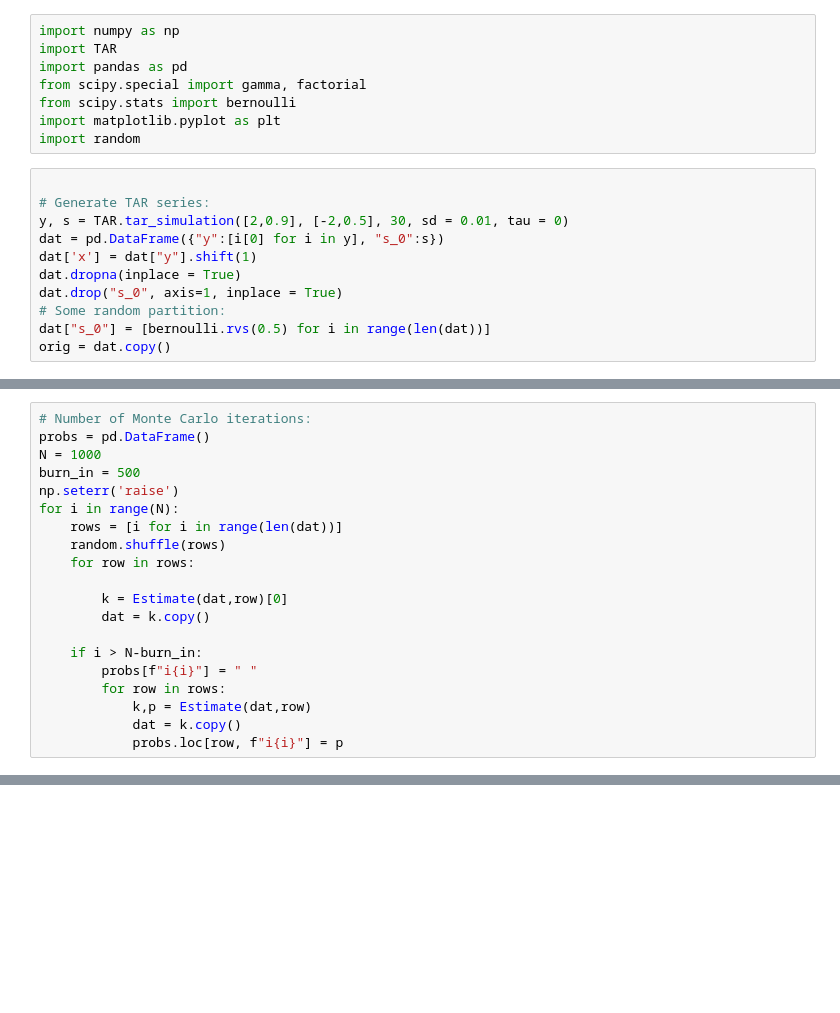
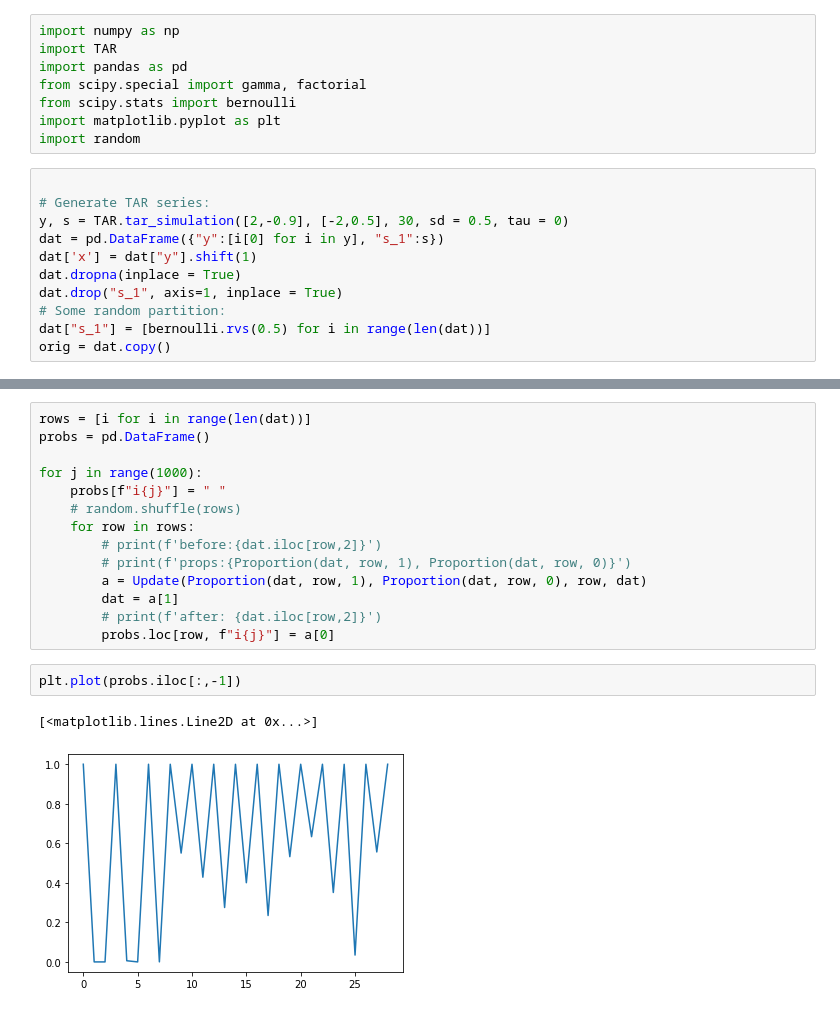
Before and after one commit to salahaddiniayyubi/BayesianTAR, a Jupyter notebook: BayesianTAR.ipynb, the cells around one changed output, grey strips where cells are left out. Drawn from its saved outputs; the diff is of its cells as text; blank space fills up the shorter version.

```diff
--- a/BayesianTAR.ipynb
+++ b/BayesianTAR.ipynb
@@ -11,12 +11,12 @@ import random
 # %%
 
 # Generate TAR series:
-y, s = TAR.tar_simulation([2,0.9], [-2,0.5], 30, sd = 0.01, tau = 0)
-dat = pd.DataFrame({"y":[i[0] for i in y], "s_0":s})
+y, s = TAR.tar_simulation([2,-0.9], [-2,0.5], 30, sd = 0.5, tau = 0)
+dat = pd.DataFrame({"y":[i[0] for i in y], "s_1":s})
 dat['x'] = dat["y"].shift(1)
 dat.dropna(inplace = True)
-dat.drop("s_0", axis=1, inplace = True)
+dat.drop("s_1", axis=1, inplace = True)
 # Some random partition:
-dat["s_0"] = [bernoulli.rvs(0.5) for i in range(len(dat))]
+dat["s_1"] = [bernoulli.rvs(0.5) for i in range(len(dat))]
 orig = dat.copy()
 # %% [output]
@@ -80,20 +23,0 @@ def Estimate(dat, row):
-# %%
-# Number of Monte Carlo iterations:
-probs = pd.DataFrame()
-N = 1000
-burn_in = 500
-np.seterr('raise')
-for i in range(N):
-    rows = [i for i in range(len(dat))]
-    random.shuffle(rows)
-    for row in rows:
-
-        k = Estimate(dat,row)[0]
-        dat = k.copy()
-
-    if i > N-burn_in:
-        probs[f"i{i}"] = " "
-        for row in rows:
-            k,p = Estimate(dat,row)
-            dat = k.copy()
-            probs.loc[row, f"i{i}"] = p
@@ -331,0 +78,19 @@ probs.iloc[4,:].plot()
+# %%
+rows = [i for i in range(len(dat))]
+probs = pd.DataFrame()
+
+for j in range(1000):
+    probs[f"i{j}"] = " "
+    # random.shuffle(rows)
+    for row in rows:
+        # print(f'before:{dat.iloc[row,2]}')
+        # print(f'props:{Proportion(dat, row, 1), Proportion(dat, row, 0)}')
+        a = Update(Proportion(dat, row, 1), Proportion(dat, row, 0), row, dat)
+        dat = a[1]
+        # print(f'after: {dat.iloc[row,2]}')
+        probs.loc[row, f"i{j}"] = a[0]
+# %%
+plt.plot(probs.iloc[:,-1])
+# %% [output]
+[<matplotlib.lines.Line2D at 0x...>]
+[figure, added]
```
Also changed, not shown: parts of 8 cells of this notebook.
